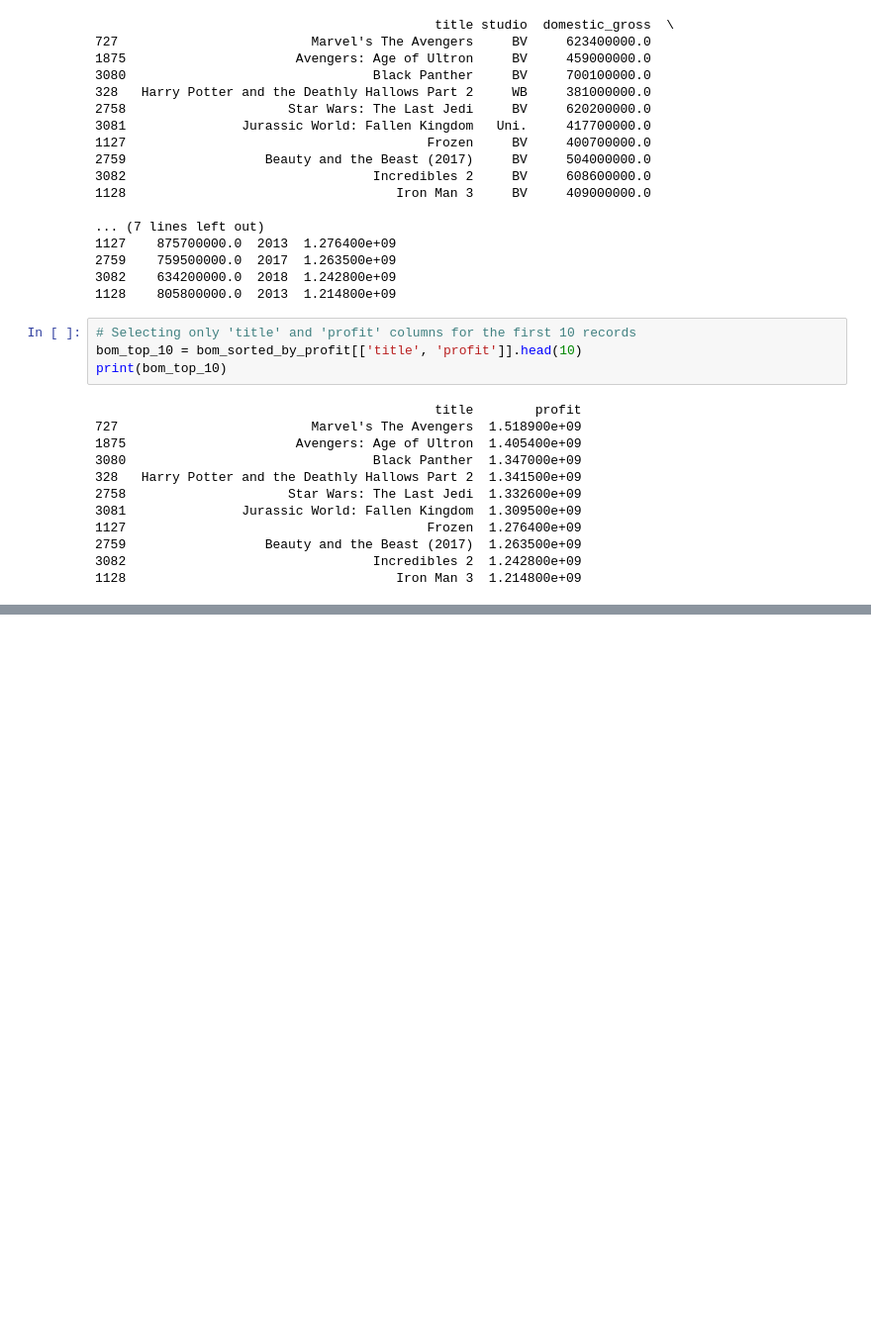
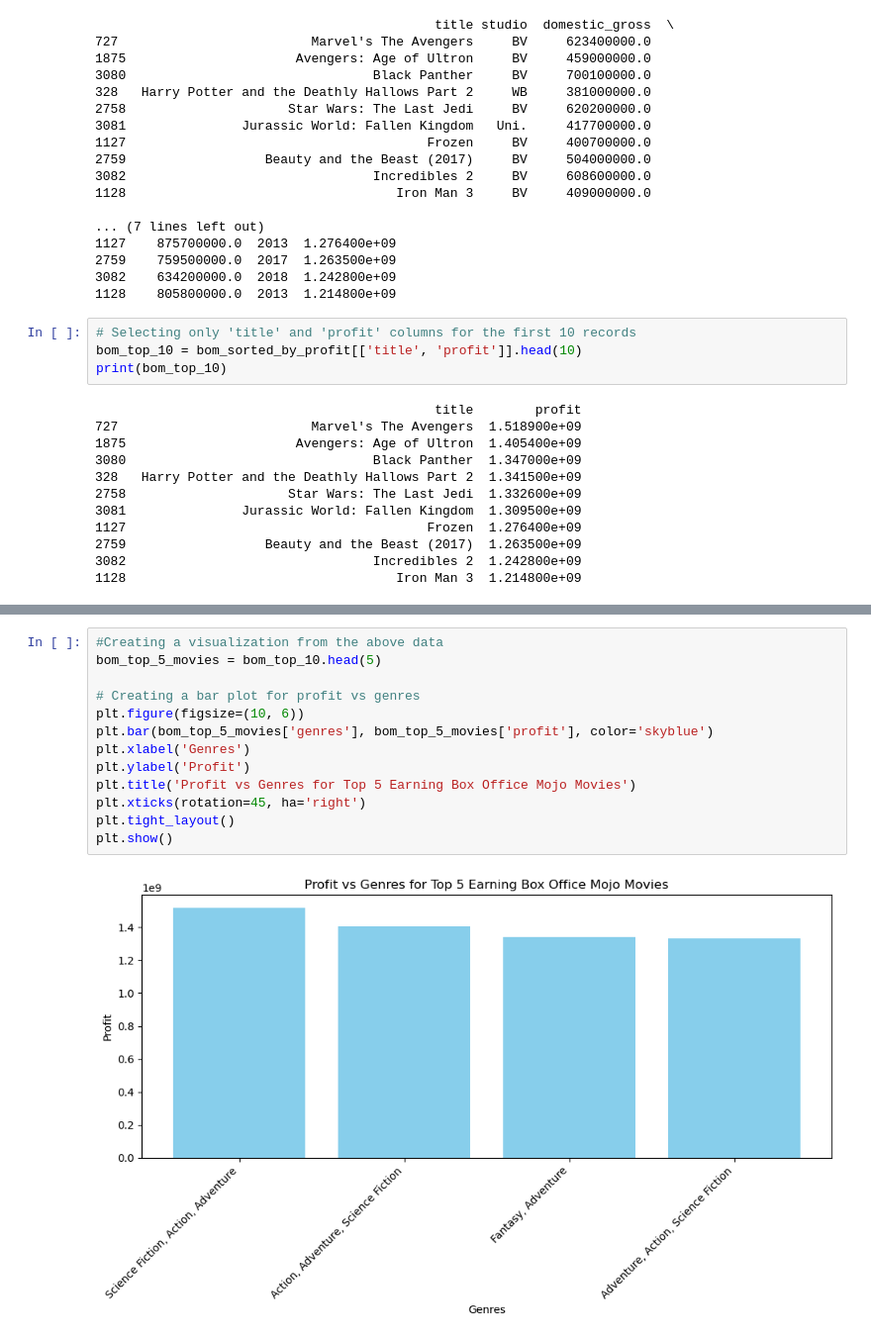
Before and after one commit to Kevan-Muthomi/DS-Phase_1_Project, a Jupyter notebook: student.ipynb, the cells around one changed output, grey strips where cells are left out. Shown at 99% size. Cells and saved outputs as stored; diff of their text form; blank space fills up the shorter version.

Commit message:
Changed BOM visualization

```diff
--- a/student.ipynb
+++ b/student.ipynb
@@ -632,0 +686,15 @@ print(bom_top_10)
+# %%
+#Creating a visualization from the above data
+bom_top_5_movies = bom_top_10.head(5)
+
+# Creating a bar plot for profit vs genres
+plt.figure(figsize=(10, 6))
+plt.bar(bom_top_5_movies['genres'], bom_top_5_movies['profit'], color='skyblue')
+plt.xlabel('Genres')
+plt.ylabel('Profit')
+plt.title('Profit vs Genres for Top 5 Earning Box Office Mojo Movies')
+plt.xticks(rotation=45, ha='right')
+plt.tight_layout()
+plt.show()
+# %% [output]
+[figure, added]
```
Also changed, not shown: parts of 4 cells of this notebook.
